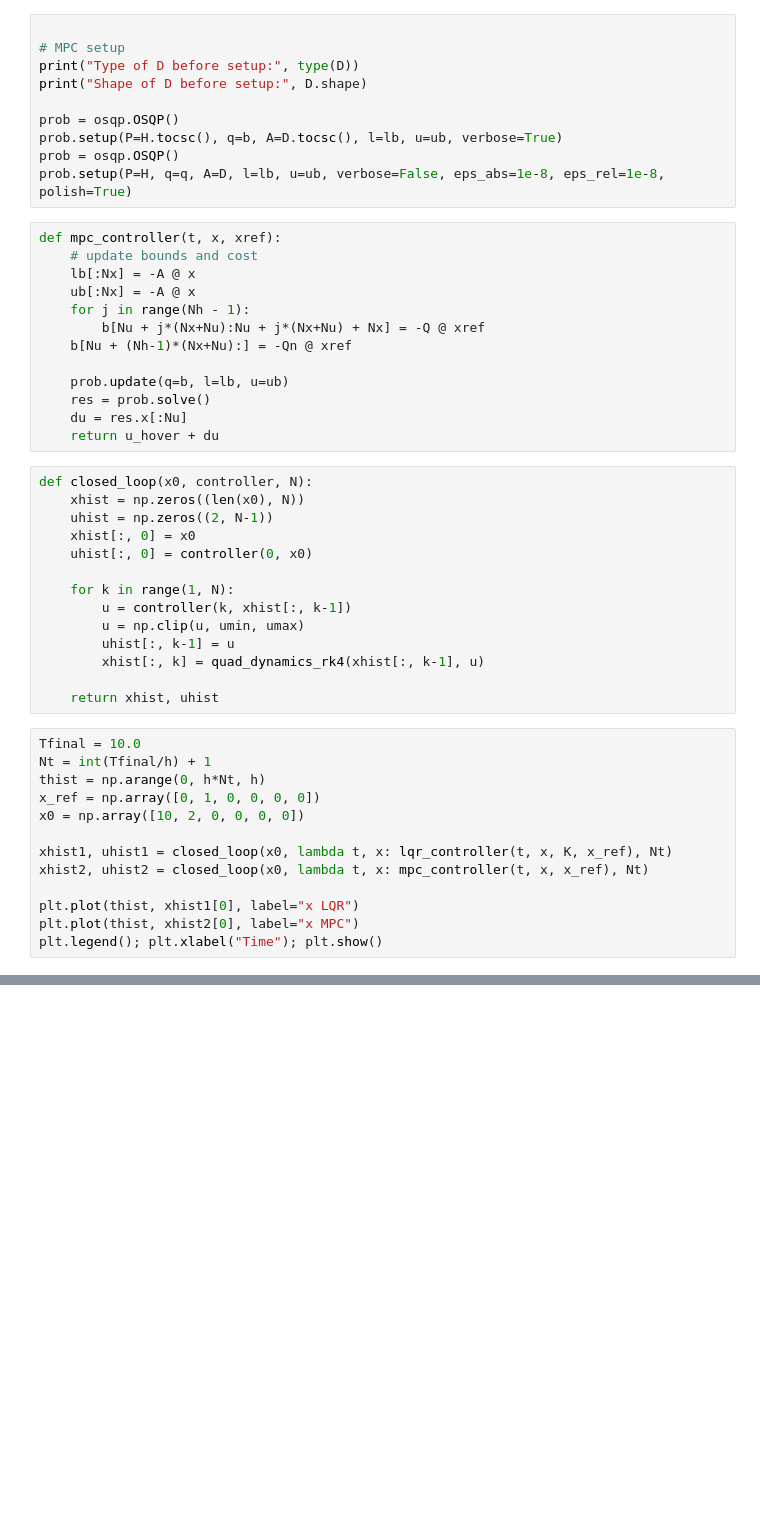
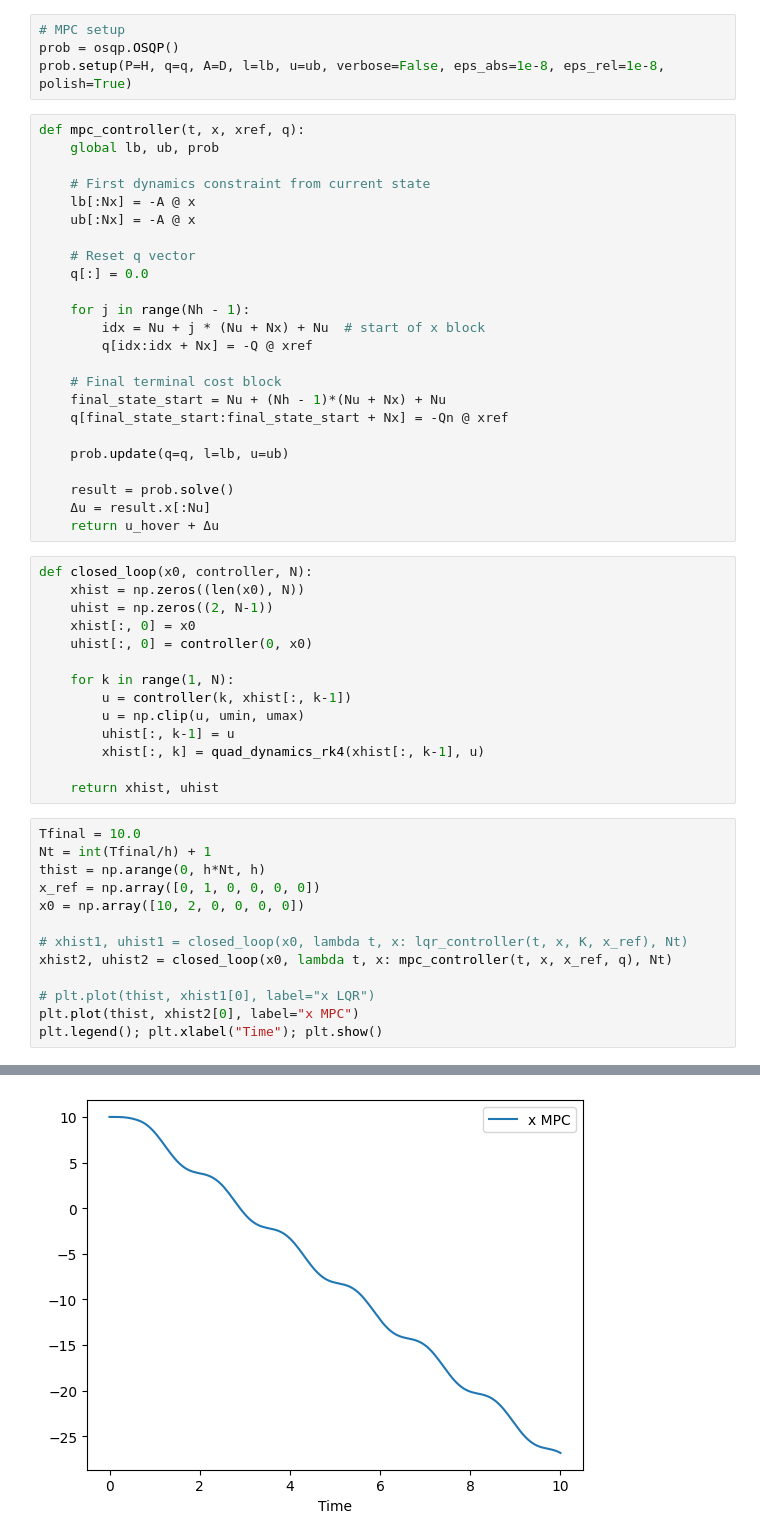
Before and after one commit to nataliepham6720/16-745_Optimal_Control, a Jupyter notebook: MPC.ipynb, the cells around one changed output, grey strips where cells are left out. Drawn from its saved outputs; the diff is of its cells as text; blank space fills up the shorter version.

```diff
--- a/MPC.ipynb
+++ b/MPC.ipynb
@@ -116,26 +121,31 @@ D shape: (180, 166)
 # %%
-
 # MPC setup
-print("Type of D before setup:", type(D))
-print("Shape of D before setup:", D.shape)
-
-prob = osqp.OSQP()
-prob.setup(P=H.tocsc(), q=b, A=D.tocsc(), l=lb, u=ub, verbose=True)
 prob = osqp.OSQP()
 prob.setup(P=H, q=q, A=D, l=lb, u=ub, verbose=False, eps_abs=1e-8, eps_rel=1e-8, polish=True)
 # %%
-def mpc_controller(t, x, xref):
-    # update bounds and cost
+def mpc_controller(t, x, xref, q):
+    global lb, ub, prob
+
+    # First dynamics constraint from current state
     lb[:Nx] = -A @ x
     ub[:Nx] = -A @ x
+
+    # Reset q vector
+    q[:] = 0.0
+
     for j in range(Nh - 1):
-        b[Nu + j*(Nx+Nu):Nu + j*(Nx+Nu) + Nx] = -Q @ xref
-    b[Nu + (Nh-1)*(Nx+Nu):] = -Qn @ xref
+        idx = Nu + j * (Nu + Nx) + Nu  # start of x block
+        q[idx:idx + Nx] = -Q @ xref
 
-    prob.update(q=b, l=lb, u=ub)
-    res = prob.solve()
-    du = res.x[:Nu]
-    return u_hover + du
+    # Final terminal cost block
+    final_state_start = Nu + (Nh - 1)*(Nu + Nx) + Nu
+    q[final_state_start:final_state_start + Nx] = -Qn @ xref
+
+    prob.update(q=q, l=lb, u=ub)
+
+    result = prob.solve()
+    Δu = result.x[:Nu]
+    return u_hover + Δu
 # %%
 def closed_loop(x0, controller, N):
     xhist = np.zeros((len(x0), N))
@@ -157,10 +167,10 @@ thist = np.arange(0, h*Nt, h)
 x_ref = np.array([0, 1, 0, 0, 0, 0])
 x0 = np.array([10, 2, 0, 0, 0, 0])
 
-xhist1, uhist1 = closed_loop(x0, lambda t, x: lqr_controller(t, x, K, x_ref), Nt)
-xhist2, uhist2 = closed_loop(x0, lambda t, x: mpc_controller(t, x, x_ref), Nt)
+# xhist1, uhist1 = closed_loop(x0, lambda t, x: lqr_controller(t, x, K, x_ref), Nt)
+xhist2, uhist2 = closed_loop(x0, lambda t, x: mpc_controller(t, x, x_ref, q), Nt)
 
-plt.plot(thist, xhist1[0], label="x LQR")
+# plt.plot(thist, xhist1[0], label="x LQR")
 plt.plot(thist, xhist2[0], label="x MPC")
 plt.legend(); plt.xlabel("Time"); plt.show()
 # %% [output]
@@ -168,3 +177,4 @@ AttributeError: 'NoneType' object has no attribute 'update_data_vec'
+[figure, added]
 # %%
 !pip install meshcat spatialmath-python
 # %% [output]
```
Also changed, not shown: parts of 4 cells of this notebook.
